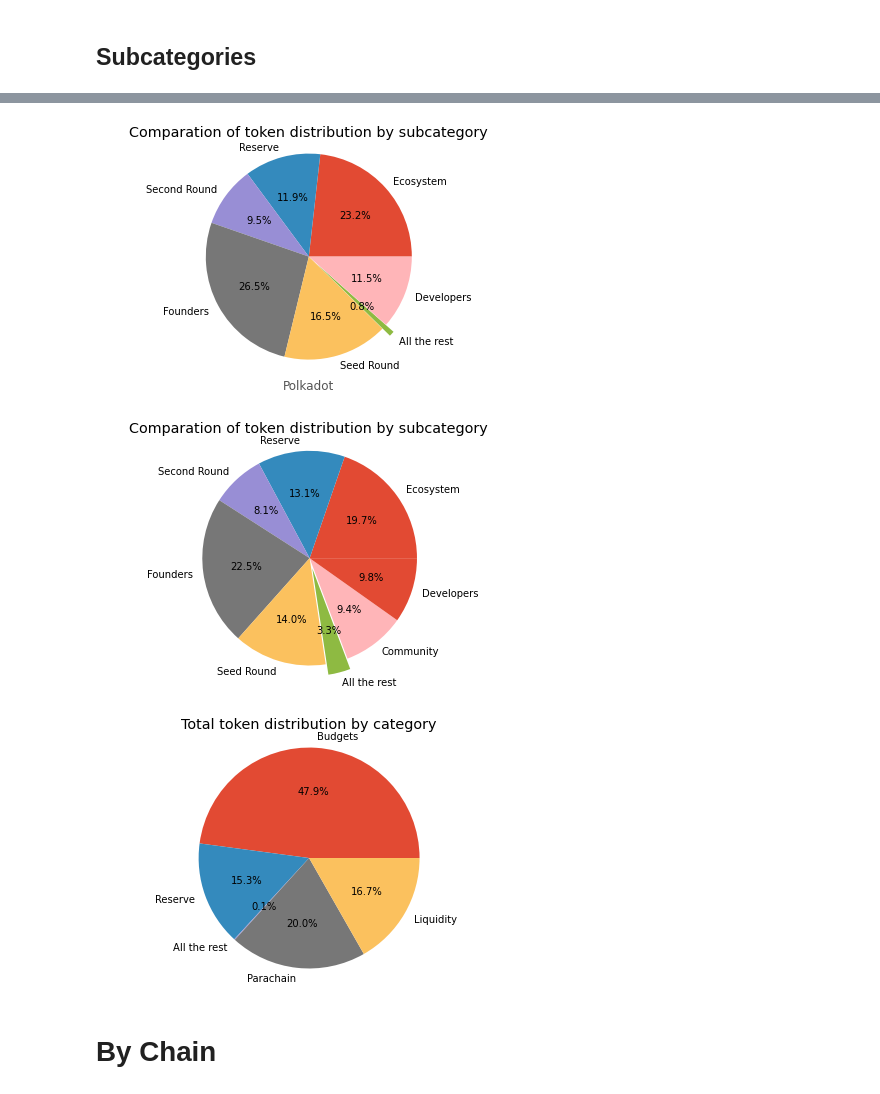
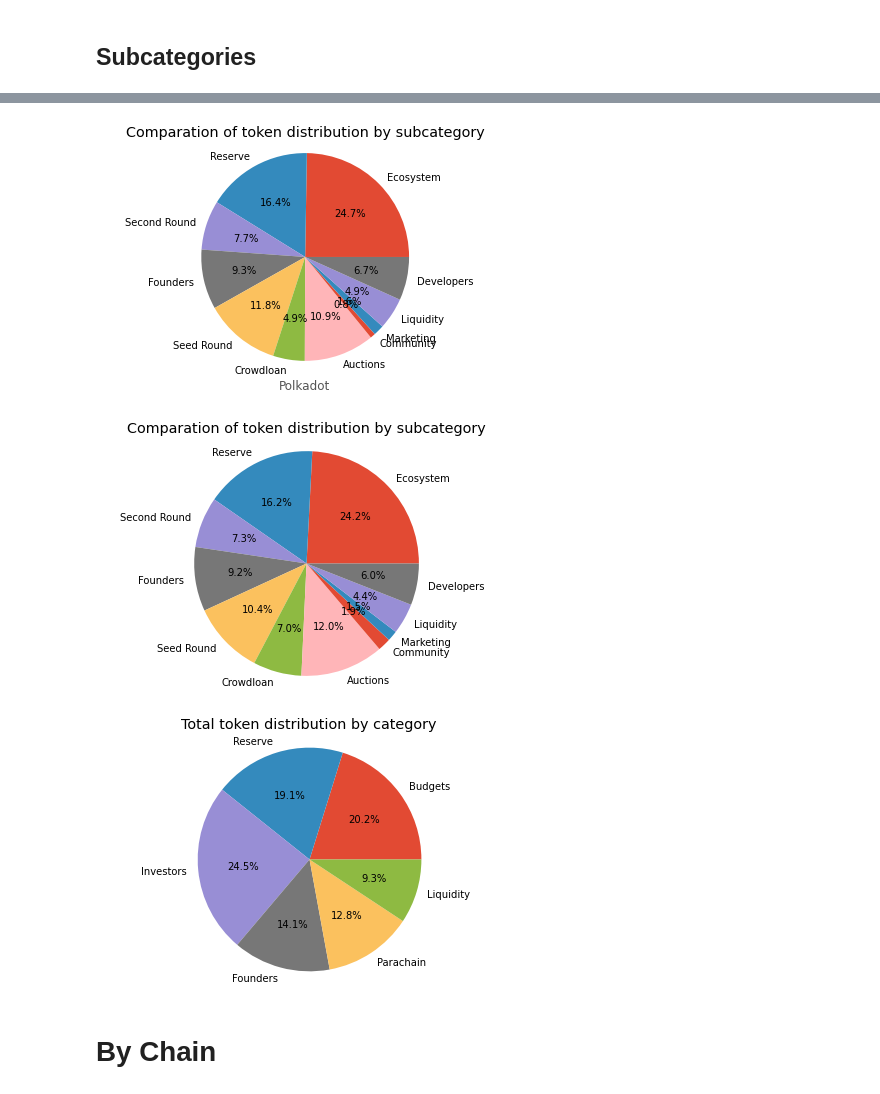
Before and after one commit to hashed-io/hashed-genesis-token-distribution-scraping, a Jupyter notebook: genesis_token.ipynb, the cells around one changed output, grey strips where cells are left out. Drawn from its saved outputs; the diff is of its cells as text; code cells hidden in the pictures.

```diff
--- a/genesis_token.ipynb
+++ b/genesis_token.ipynb
@@ -110,7 +110,10 @@ subcategories_df.head(10)
 # %%
 # Populate the dataframe with the respective values
 for index, row  in categories.iterrows():
-  subcategories_df[row["Subcategory"]] += df[row["Scraped Label"]]
+  try:
+    subcategories_df[row["Subcategory"]] += df[row["Scraped Label"]]
+  except:
+    continue
 
 
 subcategories_df.head(10)
@@ -401,7 +563,7 @@ total_conn_categorized_token_kusama_df = conn_categorized_token_kusama_df.loc[:,
 dic = total_conn_categorized_token_kusama_df.to_dict()
 
 newdic={}
-for key, group in itertools.groupby(dic, lambda k: 'All the rest' if (dic[k]<24119919897) else k):
+for key, group in itertools.groupby(dic, lambda k: 'All the rest' if (dic[k]<1) else k):
      newdic[key] = sum([dic[k] for k in list(group)])
 
 labels = newdic.keys()
@@ -440,7 +602,7 @@ total_conn_subcategories_token_df = conn_subcategories_token_kusama_df.loc[:,con
 dic = total_conn_subcategories_token_df.to_dict()
 
 newdic={}
-for key, group in itertools.groupby(dic, lambda k: 'All the rest' if (dic[k]<24122087409) else k):
+for key, group in itertools.groupby(dic, lambda k: 'All the rest' if (dic[k]<11) else k):
      newdic[key] = sum([dic[k] for k in list(group)])
 
 labels = newdic.keys()
@@ -448,7 +610,7 @@ sizes = newdic.values()
 
 fig, ax = plt.subplots()
 
-ax.pie(sizes, labels=labels, autopct='%1.1f%%', explode=(.1,0,0,0,0), startangle=0)
+ax.pie(sizes, labels=labels, autopct='%1.1f%%', startangle=0)
 ax.axis('equal')
 plt.title('Comparation of token distribution by subcategory')
 plt.xlabel(f'Kusama')
@@ -463,7 +625,7 @@ total_conn_subcategories_token_df = conn_subcategories_token_polkadot_df.loc[:,c
 dic = total_conn_subcategories_token_df.to_dict()
 
 newdic={}
-for key, group in itertools.groupby(dic, lambda k: 'All the rest' if (dic[k]<31962292898) else k):
+for key, group in itertools.groupby(dic, lambda k: 'All the rest' if (dic[k]<1) else k):
      newdic[key] = sum([dic[k] for k in list(group)])
 
 labels = newdic.keys()
@@ -471,7 +633,7 @@ sizes = newdic.values()
 
 fig, ax = plt.subplots()
 
-ax.pie(sizes, labels=labels, autopct='%1.1f%%', explode=(0,0,0,0,0,.1,0), startangle=0)
+ax.pie(sizes, labels=labels, autopct='%1.1f%%', startangle=0)
 ax.axis('equal')
 plt.title('Comparation of token distribution by subcategory')
 plt.xlabel(f'Polkadot')
@@ -479,30 +641,30 @@ plt.tight_layout()
 
 plt.show()
 # %% [output]
-[figure, old version]
+[figure, new version]
 # %%
 total_conn_subcategories_token_df = conn_subcategories_token_kusama_df.loc[:,conn_subcategories_token_kusama_df.columns!='Total'].sum(numeric_only=True)
 total_conn_subcategories_token_df += conn_subcategories_token_polkadot_df.loc[:,conn_subcategories_token_polkadot_df.columns!='Total'].sum(numeric_only=True)
 
 dic = total_conn_subcategories_token_df.to_dict()
 
 newdic={}
-for key, group in itertools.groupby(dic, lambda k: 'All the rest' if (dic[k]<31962292898) else k):
+for key, group in itertools.groupby(dic, lambda k: 'All the rest' if (dic[k]<1) else k):
      newdic[key] = sum([dic[k] for k in list(group)])
 
 labels = newdic.keys()
 sizes = newdic.values()
 
 fig, ax = plt.subplots()
 
-ax.pie(sizes, labels=labels, autopct='%1.1f%%', explode=(0,0,0,0,0,.1,0,0), startangle=0)
+ax.pie(sizes, labels=labels, autopct='%1.1f%%', startangle=0)
 ax.axis('equal')
 plt.title('Comparation of token distribution by subcategory')
 plt.tight_layout()
 
 plt.show()
 # %% [output]
-[figure, old version]
+[figure, new version]
 # %%
 total_conn_categorized_token_df = conn_categorized_token_kusama_df.loc[:,conn_categorized_token_kusama_df.columns!='Total'].sum(numeric_only=True)
 total_conn_categorized_token_df += conn_categorized_token_polkadot_df.loc[:,conn_categorized_token_polkadot_df.columns!='Total'].sum(numeric_only=True)
@@ -510,7 +672,7 @@ total_conn_categorized_token_df += conn_categorized_token_polkadot_df.loc[:,conn
 
 dic = total_conn_categorized_token_df.to_dict()
 newdic={}
-for key, group in itertools.groupby(dic, lambda k: 'All the rest' if (dic[k]<120924200) else k):
+for key, group in itertools.groupby(dic, lambda k: 'All the rest' if (dic[k]<1) else k):
      newdic[key] = sum([dic[k] for k in list(group)])
 
 labels = newdic.keys()
@@ -525,7 +687,7 @@ plt.tight_layout()
 
 plt.show()
 # %% [output]
-[figure, old version]
+[figure, new version]
 # %% [markdown]
 # By Chain
 # %%
```
Also changed, not shown: parts of 29 cells of this notebook.
